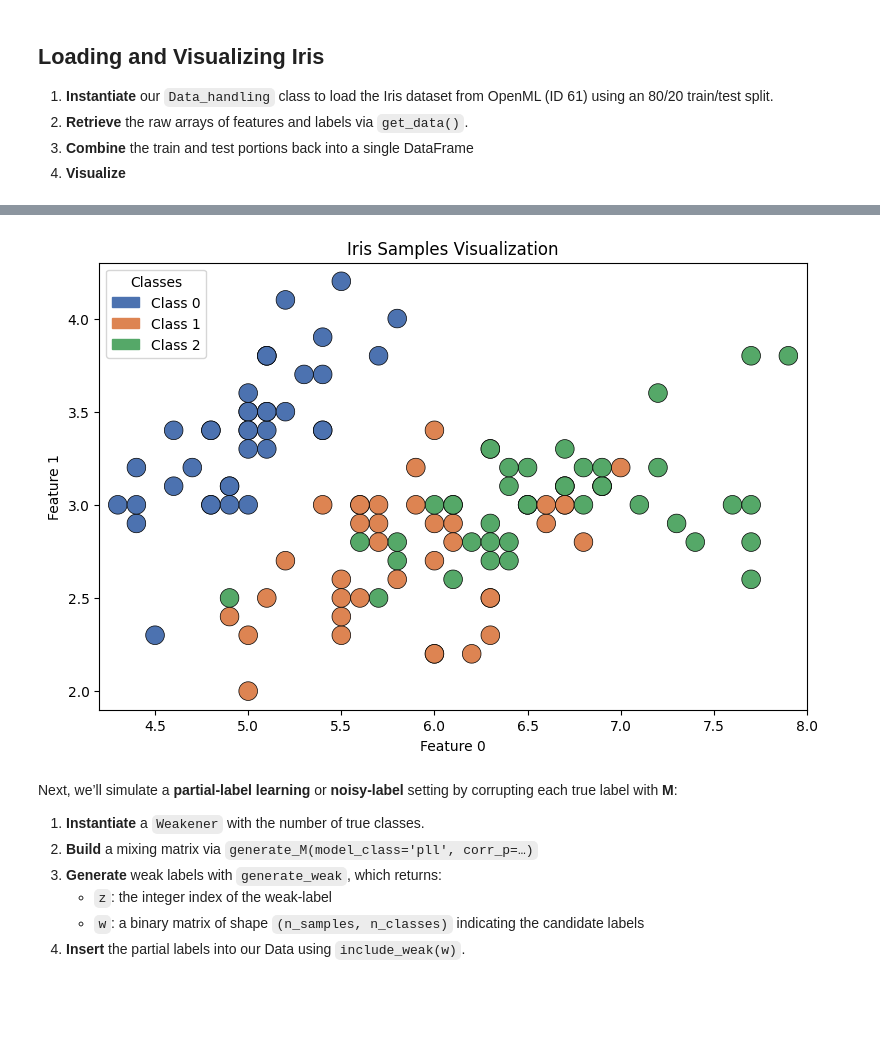
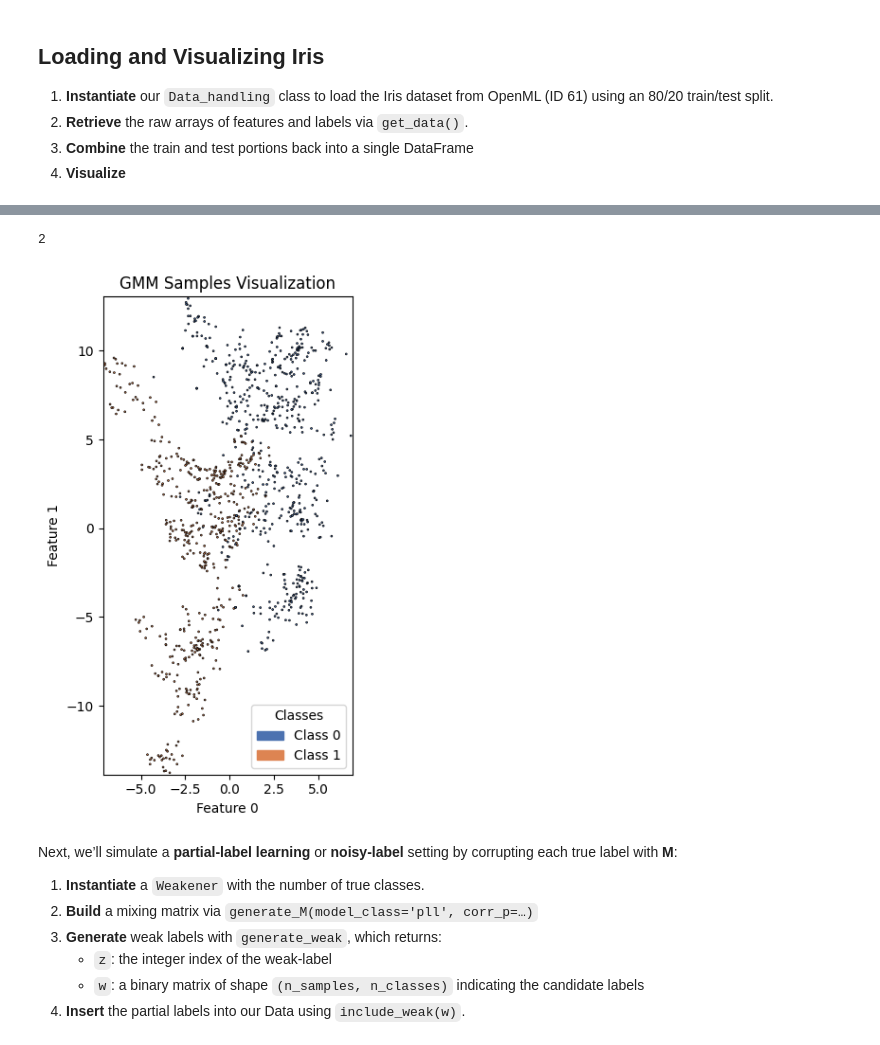
Before and after one commit to DaniBacaicoa/Weak_MC, a Jupyter notebook: Example.ipynb, the cells around one changed output, grey strips where cells are left out. Drawn from its saved outputs; the diff is of its cells as text; code cells hidden in the pictures; blank space fills up the shorter version.

```diff
--- a/Example.ipynb
+++ b/Example.ipynb
@@ -80,12 +99,16 @@ df
+# %%
+Data.num_classes
+# %% [output]
+2
 # %%
 visualize_dataset(
     df,
     features=['feature_0', 'feature_1'],
-    classes=3,
-    title='Iris Samples Visualization',
+    classes=Data.num_classes,
+    title='GMM Samples Visualization',
 )
 # %% [output]
-[figure, old version]
+[figure, new version]
 # %% [markdown]
 Next, we’ll simulate a **partial‐label learning** or **noisy-label** setting by corrupting each true label with **M**:
 
```
Also changed, not shown: parts of 7 cells of this notebook, 1 other file.
